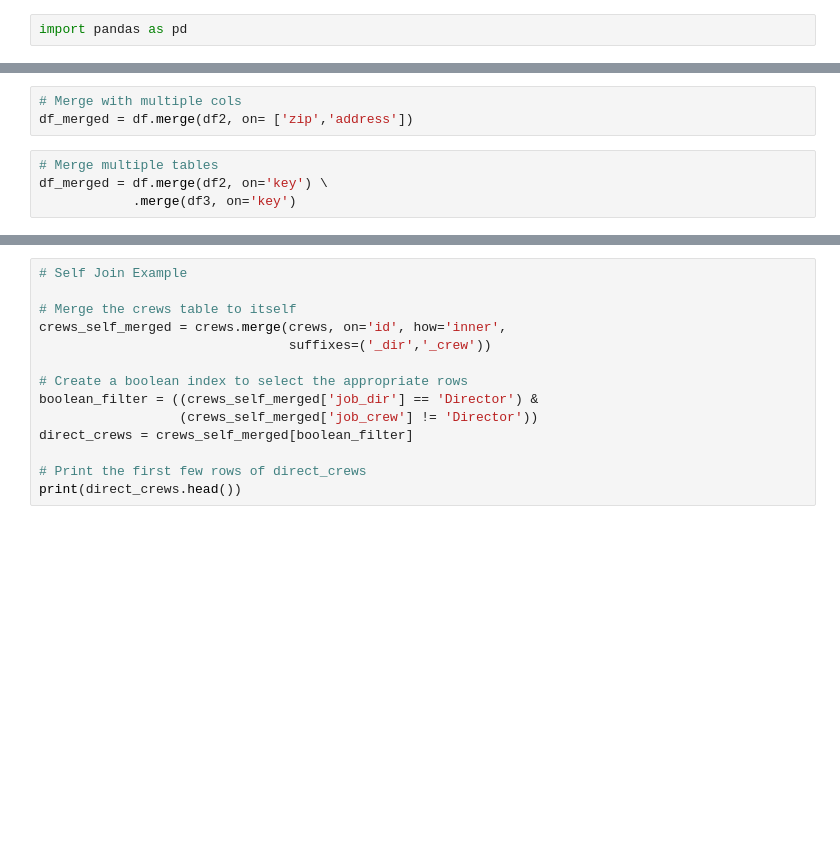
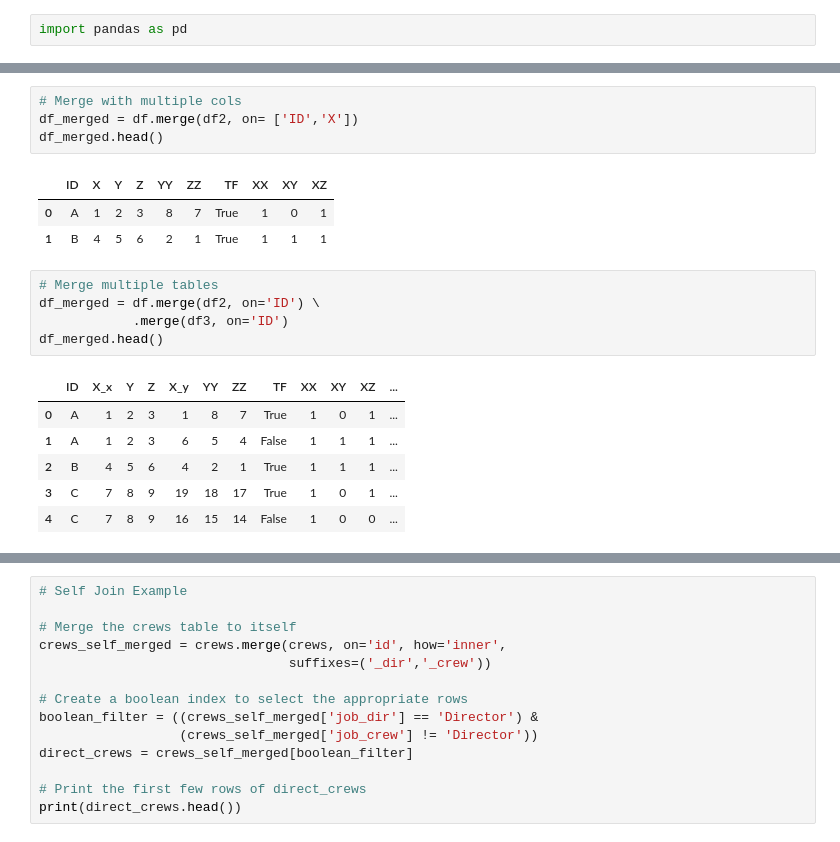
Before and after one commit to Vapb/DataCamp-DataEngineering, a Jupyter notebook: Joining_data_pandas.ipynb, the cells around one changed output, grey strips where cells are left out. Saved outputs shown, nothing was run; the diff lists cells and outputs as text; blank space fills up the shorter version.

```diff
--- a/Joining_data_pandas.ipynb
+++ b/Joining_data_pandas.ipynb
@@ -6,9 +79,22 @@ df_merged = df.merge(df2, on='key', suffixes=('_df','_df2'))
 # %%
 # Merge with multiple cols
-df_merged = df.merge(df2, on= ['zip','address'])
+df_merged = df.merge(df2, on= ['ID','X'])
+df_merged.head()
+# %% [output]
+|  | ID | X | Y | Z | YY | ZZ | TF | XX | XY | XZ |
+| 0 | A | 1 | 2 | 3 | 8 | 7 | True | 1 | 0 | 1 |
+| 1 | B | 4 | 5 | 6 | 2 | 1 | True | 1 | 1 | 1 |
 # %%
 # Merge multiple tables
-df_merged = df.merge(df2, on='key') \
-            .merge(df3, on='key')
+df_merged = df.merge(df2, on='ID') \
+            .merge(df3, on='ID')
+df_merged.head()
+# %% [output]
+|  | ID | X_x | Y | Z | X_y | YY | ZZ | TF | XX | XY | XZ | ... |
+| 0 | A | 1 | 2 | 3 | 1 | 8 | 7 | True | 1 | 0 | 1 | ... |
+| 1 | A | 1 | 2 | 3 | 6 | 5 | 4 | False | 1 | 1 | 1 | ... |
+| 2 | B | 4 | 5 | 6 | 4 | 2 | 1 | True | 1 | 1 | 1 | ... |
+| 3 | C | 7 | 8 | 9 | 19 | 18 | 17 | True | 1 | 0 | 1 | ... |
+| 4 | C | 7 | 8 | 9 | 16 | 15 | 14 | False | 1 | 0 | 0 | ... |
 # %%
 # LeftJoin Pandas
```
Also changed, not shown: parts of 15 cells of this notebook.
